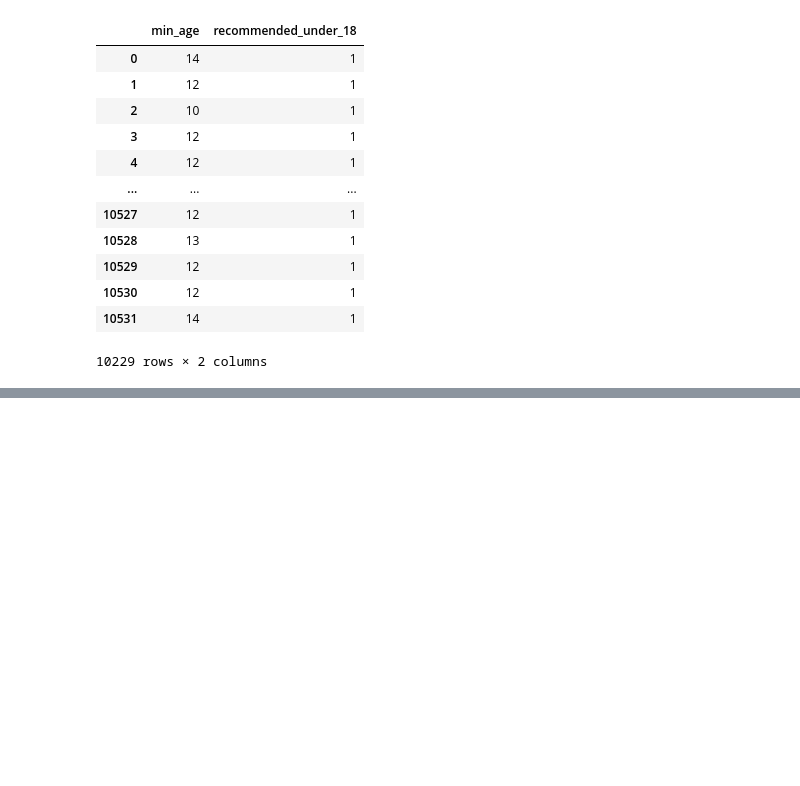
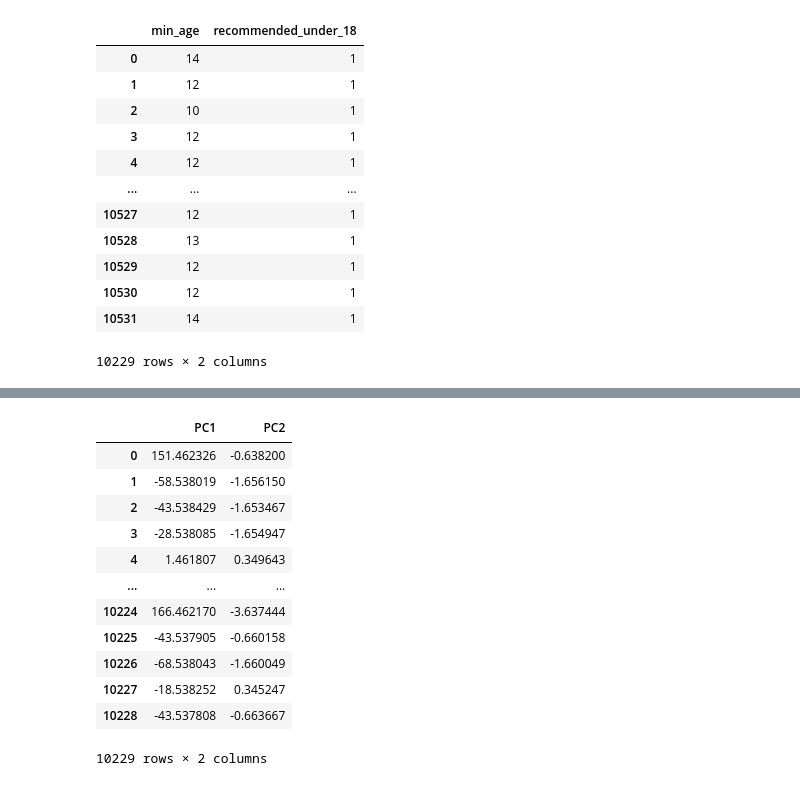
Before and after one commit to Albiinn/board-games-data-pre-processing, a Jupyter notebook: main.ipynb, the cells around one changed output, grey strips where cells are left out. Drawn from its saved outputs; the diff is of its cells as text; code cells hidden in the pictures; blank space fills up the shorter version.

Commit message:
reduce dimensionality

```diff
--- a/main.ipynb
+++ b/main.ipynb
@@ -272,3 +273,33 @@ dataset.head()
 | 2 | 3 | Part of the Knizia tile-laying tr... | //cf.geekdo-images.com/images/pic... | 4 | 10 | 2 | Samurai | 1998 | Abstract Strategy,Medieval | ... |
 | 3 | 4 | When you see the triangular box a... | //cf.geekdo-images.com/images/pic... | 4 | 12 | 2 | Tal der Könige | 1992 | Ancient | ... |
 | 4 | 5 | In Acquire, each player strategic... | //cf.geekdo-images.com/images/pic... | 6 | 12 | 3 | Acquire | 1964 | Economic | ... |
+# %%
+# Selected five features
+features = dataset[['min_age', 'min_players', 'max_players', 'average_rating', 'average_playtime']]
+
+# Fill each features' cells with the median value if it has null value, since the null values are not allowed
+features = features.fillna(features.mean())
+
+# Create the PCA object
+pca = PCA(n_components=2)
+
+# Fit and transform data
+reduced_features = pca.fit_transform(features)
+reduced_df = pd.DataFrame(data=reduced_features, columns=['PC1', 'PC2'])
+
+# print data
+reduced_df
+# %% [output]
+|  | PC1 | PC2 |
+| 0 | 151.462326 | -0.638200 |
+| 1 | -58.538019 | -1.656150 |
+| 2 | -43.538429 | -1.653467 |
+| 3 | -28.538085 | -1.654947 |
+| 4 | 1.461807 | 0.349643 |
+| ... | ... | ... |
+| 10224 | 166.462170 | -3.637444 |
+| 10225 | -43.537905 | -0.660158 |
+| 10226 | -68.538043 | -1.660049 |
+| 10227 | -18.538252 | 0.345247 |
+| 10228 | -43.537808 | -0.663667 |
+10229 rows × 2 columns
```
Also changed, not shown: parts of 1 cell of this notebook.
